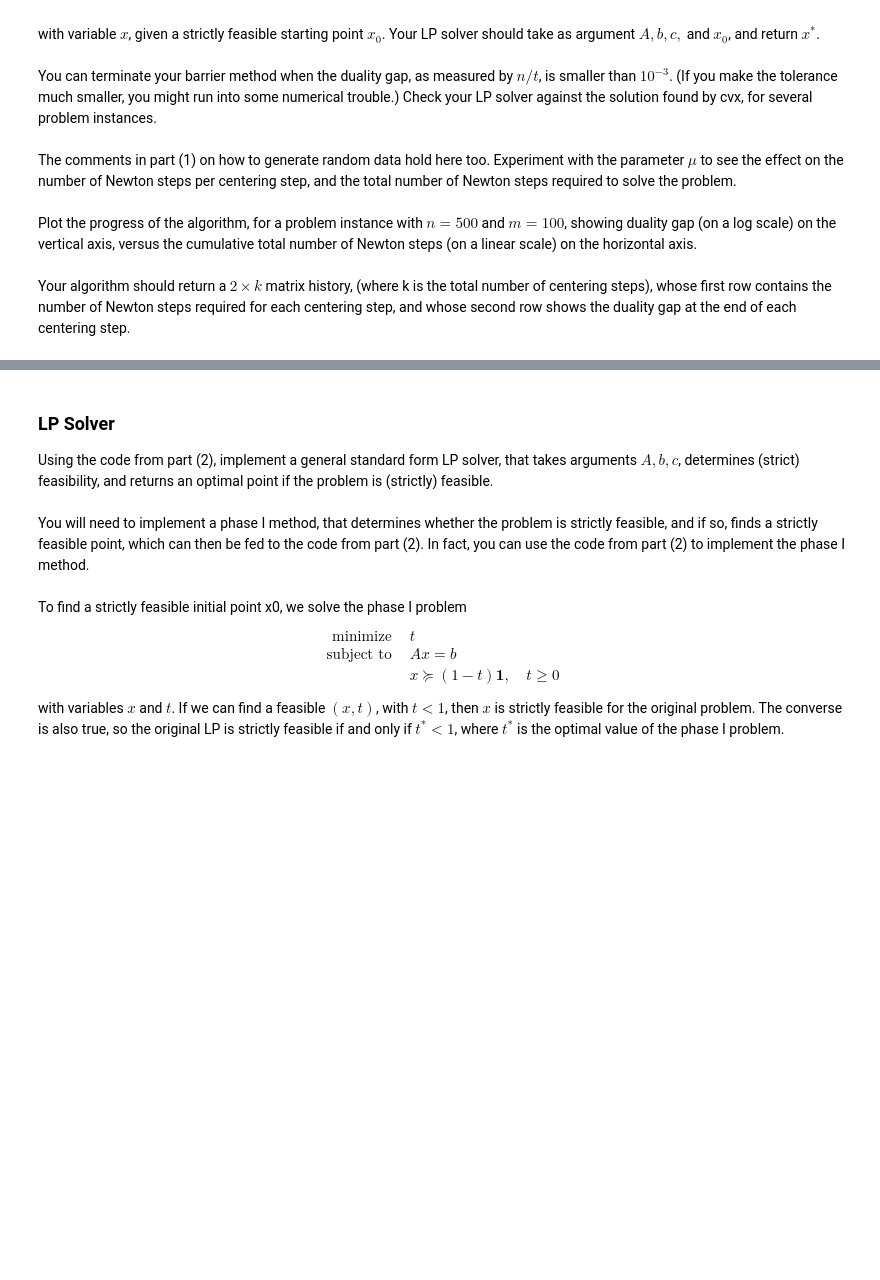
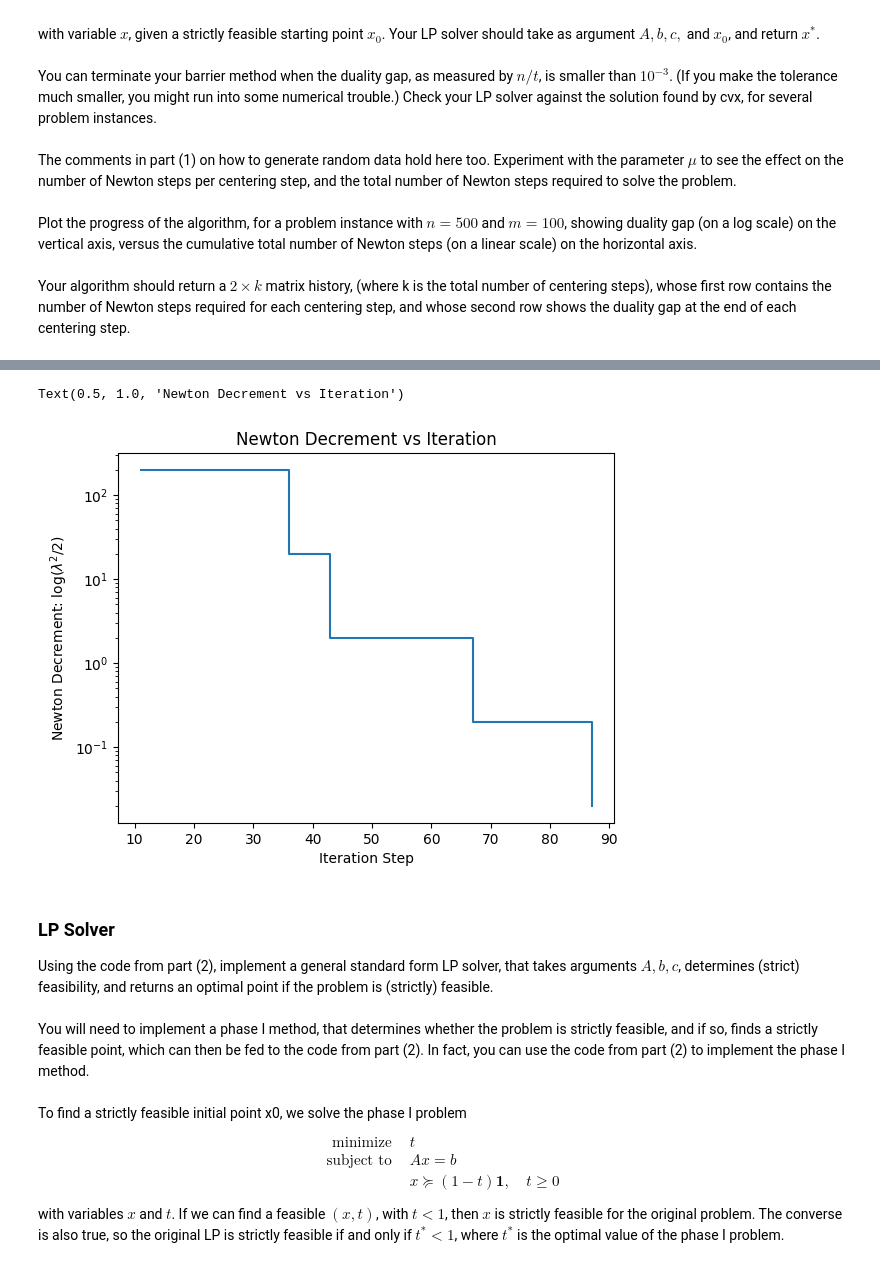
Before and after one commit to Hansespinosa2/cvx-opt-fall24, a Jupyter notebook: homework solutions/hw8/hw8-espinosa-code.ipynb, the cells around one changed output, grey strips where cells are left out. Cells and saved outputs as stored; diff of their text form; code cells hidden in the pictures; blank space fills up the shorter version.

```diff
--- a/homework solutions/hw8/hw8-espinosa-code.ipynb
+++ b/homework solutions/hw8/hw8-espinosa-code.ipynb
@@ -160,3 +324,12 @@ each centering step.
+# %%
+plt.step(np.cumsum(results['iter']), results['gap'], where='post')
+plt.yscale('log')
+plt.ylabel("Newton Decrement: log($\lambda^2 / 2 $)")
+plt.xlabel("Iteration Step")
+plt.title("Newton Decrement vs Iteration")
+# %% [output]
+Text(0.5, 1.0, 'Newton Decrement vs Iteration')
+[figure, added]
 # %% [markdown]
 ### LP Solver
 Using the code from part (2), implement a general standard form LP
```
Also changed, not shown: parts of 6 cells of this notebook.
